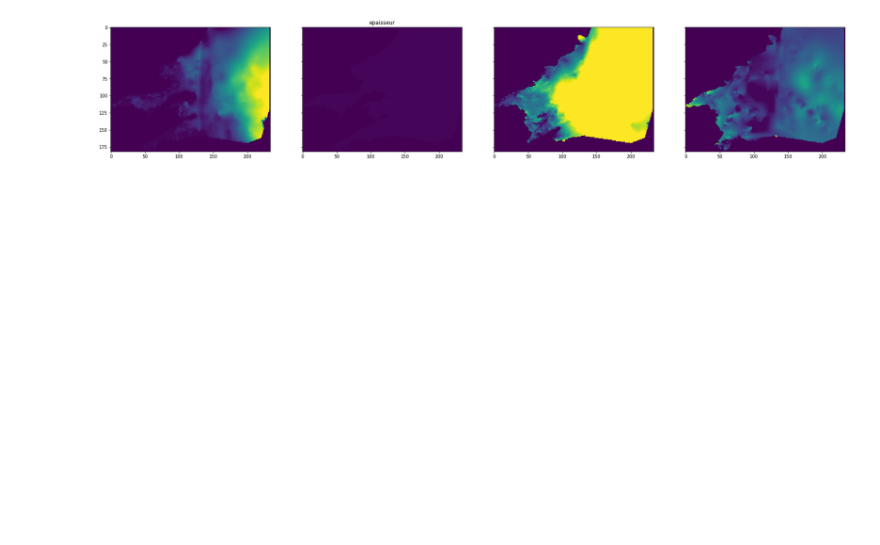
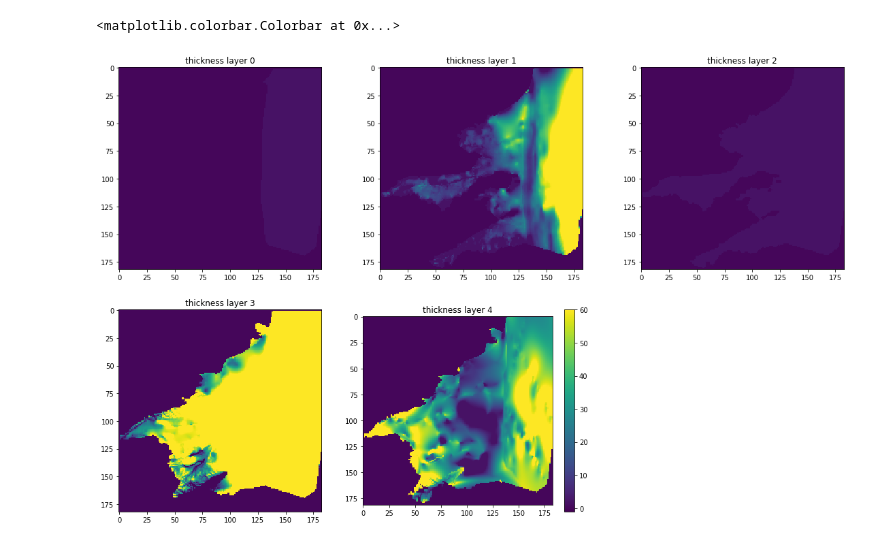
Before and after one commit to LudovicSchorpp/TM_Ludovic_Schorpp, a Jupyter notebook: codes_tests/Modeles3D/test_3D/dis_3D.ipynb, the cells around one changed output. Saved outputs shown, nothing was run; the diff lists cells and outputs as text; code cells hidden in the pictures; blank space fills up the shorter version.

```diff
--- a/codes_tests/Modeles3D/test_3D/dis_3D.ipynb
+++ b/codes_tests/Modeles3D/test_3D/dis_3D.ipynb
@@ -102,5 +121,5 @@ for i in range(1,nlay+1):
 # %%
-#surfaces
+#surfaces and botom
 botm = np.zeros([nlay,nrow,ncol])
 
 bot_surf = top.copy() # a list that will contain infos about the bottom of a surface, update at each loop
@@ -108,10 +127,12 @@ for ilay in range(nlay):
 
     bot_surf[idomain[ilay] != 1] -= 0.1 # not in a the domain, 0.1 m of thickness
 
-    if ilay == 1:
-        bot_surf[idomain[ilay] == 1] = botm[0][idomain[ilay] == 1] - 2
+    if ilay == 2:
+        bot_surf[idomain[ilay] == 1] = botm[1][idomain[ilay] == 1] - 2
+    if ilay == 0:
+        bot_surf[idomain[ilay] == 1] -= 2
     else:
-        bot_surf[idomain[ilay] == 1] = surfaces[ilay+1][idomain[ilay] == 1] # where idomain for ilay is active --> bot_surf take the values of the surface
+        bot_surf[idomain[ilay] == 1] = surfaces[ilay][idomain[ilay] == 1] # where idomain for ilay is active --> bot_surf take the values of the surface
 
     botm[ilay] = bot_surf
 # %%
@@ -136,15 +144,22 @@ check_thk(top,botm) # everything should be False
 # %%
 #botm[botm<-1000]=0
 #top[top<-1000]=10
-# %%
-surf = [top,botm[0],botm[1],botm[2],botm[3]]
-fig,ax = plt.subplots(1,4,sharey=True,figsize=(30,20))
-i=0;l=0
-for s in np.arange(len(surf)-1):
-    b=ax[i].imshow(surf[s]-surf[s+1])
-    b.set_clim(0,150)
-    ax[1].set_title("epaisseur")
-    i +=1
-# %% [output]
-[figure, removed]
+# %%
+fig = plt.figure(figsize=(20,12))
+fig.subplots_adjust(hspace=0.2, wspace=0.1)
+
+ax = fig.add_subplot(2, 3, 1)
+a = ax.imshow(top-botm[0])
+a.set_clim(-1,60)
+plt.title("thickness layer 0")
+for i in range(1,botm.shape[0]):
+    ax = fig.add_subplot(2, 3, i+1)
+    a = ax.imshow(botm[i-1]-botm[i])
+    a.set_clim(-1,60)
+    plt.title("thickness layer {}".format(i))
+
+plt.colorbar(a)
+# %% [output]
+<matplotlib.colorbar.Colorbar at 0x...>
+[figure, added]
 # %%
```
Also changed, not shown: parts of 10 cells of this notebook, 51 other files.
